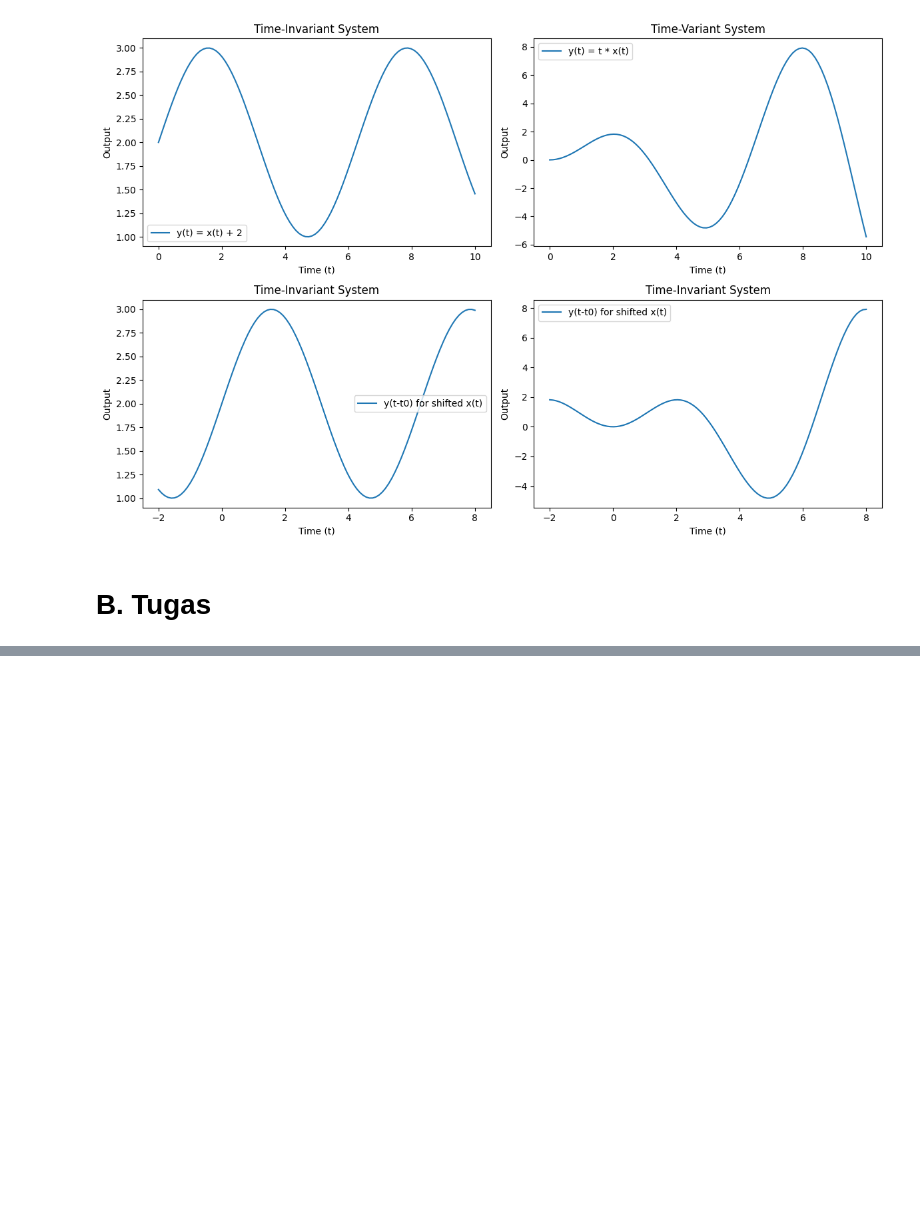
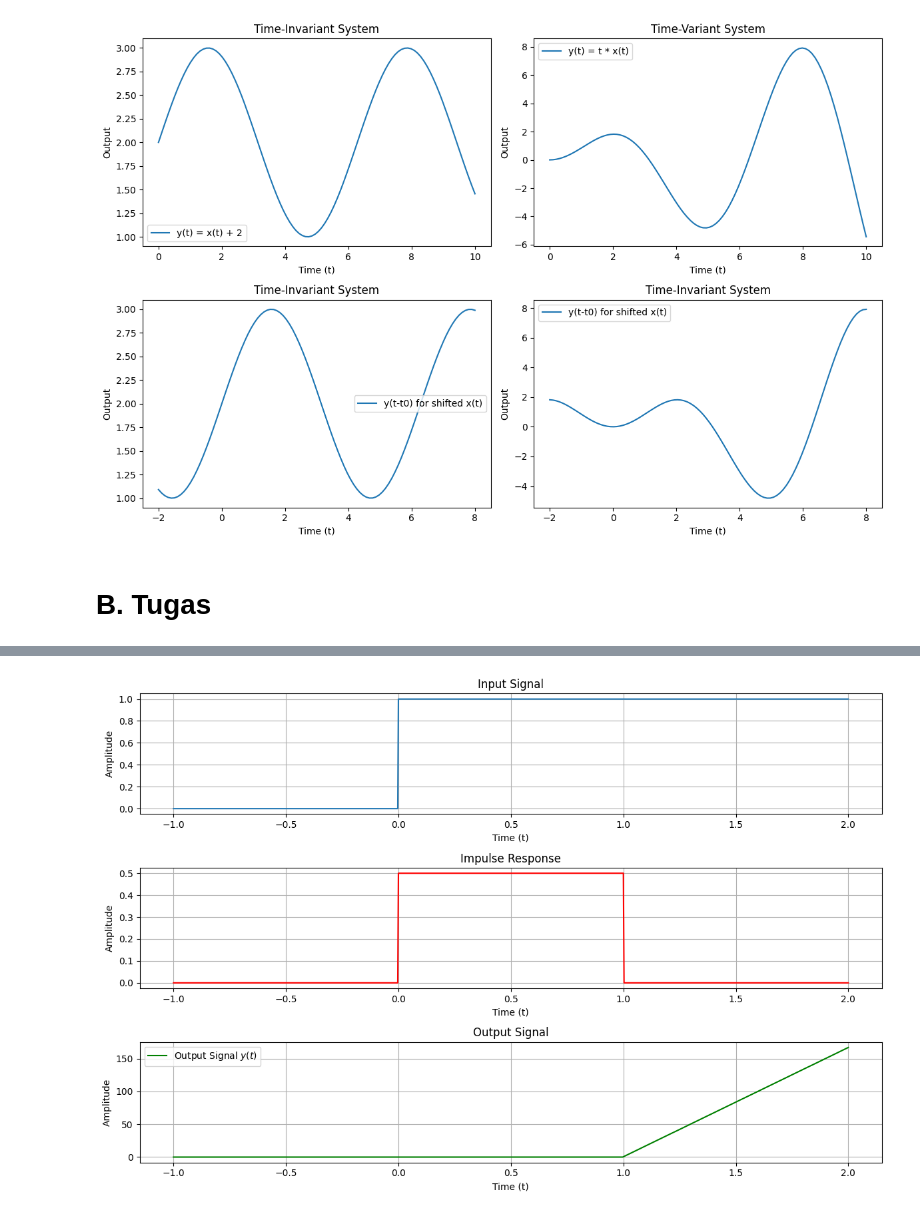
Before and after one commit to Dzuumirrah/Isyarat-dan-Sistem, a Jupyter notebook: tugas-2-week2/answer-notebook.ipynb, the cells around one changed output, grey strips where cells are left out. Saved outputs shown, nothing was run; the diff lists cells and outputs as text; code cells hidden in the pictures; blank space fills up the shorter version.

```diff
--- a/tugas-2-week2/answer-notebook.ipynb
+++ b/tugas-2-week2/answer-notebook.ipynb
@@ -128,0 +337,49 @@ Sumber tegangan
+# %%
+import numpy as np
+import matplotlib.pyplot as plt
+
+# Parameters
+t = np.linspace(-1, 2, 1000)  # Time array
+x_t = np.heaviside(t, 1)      # Input: Unit step function
+
+# Impulse response h(t) = 0.5 for 0 <= t <= 1
+h_t = np.where((t >= 0) & (t <= 1), 0.5, 0)
+
+# Convolution of x(t) and h(t) to get y(t)
+y_t = np.convolve(x_t, h_t, mode='full')[:len(t)]
+
+# Time array adjustment for convolution
+t_y = np.linspace(t[0], t[-1], len(y_t))
+
+# Plotting the input, impulse response, and output signals
+plt.figure(figsize=(12, 8))
+
+# Plot input signal
+plt.subplot(3, 1, 1)
+plt.plot(t, x_t, label="Input Signal $x(t)$")
+plt.title("Input Signal")
+plt.xlabel("Time (t)")
+plt.ylabel("Amplitude")
+plt.grid(True)
+
+# Plot impulse response
+plt.subplot(3, 1, 2)
+plt.plot(t, h_t, label="Impulse Response $h(t)$", color='red')
+plt.title("Impulse Response")
+plt.xlabel("Time (t)")
+plt.ylabel("Amplitude")
+plt.grid(True)
+
+# Plot output signal
+plt.subplot(3, 1, 3)
+plt.plot(t_y, y_t, label="Output Signal $y(t)$", color='green')
+plt.title("Output Signal")
+plt.xlabel("Time (t)")
+plt.ylabel("Amplitude")
+plt.grid(True)
+
+plt.tight_layout()
+plt.legend()
+plt.show()
+# %% [output]
+[figure, added]
```
Also changed, not shown: parts of 17 cells of this notebook.
